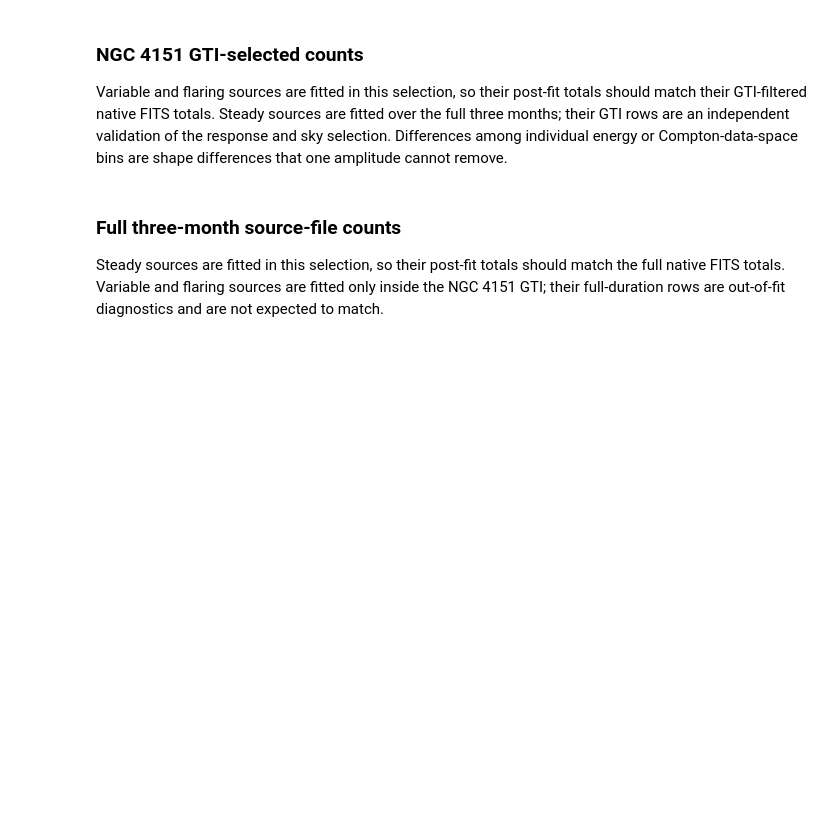
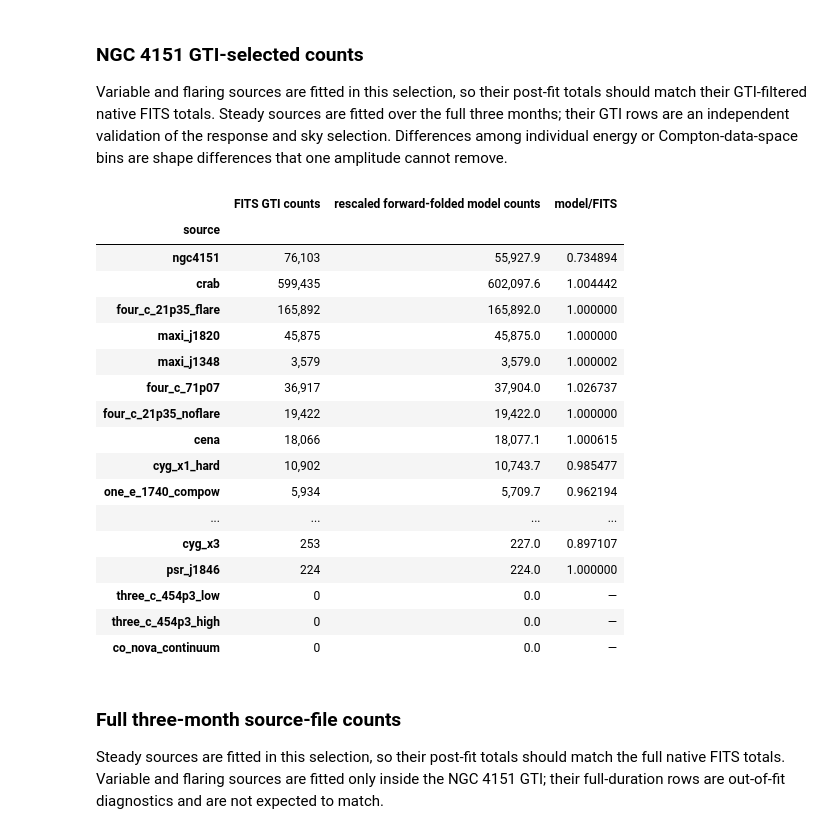
Before and after one commit to parshadkp/cosipy, a Jupyter notebook: docs/tutorials/spectral_fits/continuum_fit/AGN/Source_catalog_generator_comp_fit_norm.ipynb, the cells around one changed output. Cells and saved outputs as stored; diff of their text form; code cells hidden in the pictures; blank space fills up the shorter version.

```diff
--- a/docs/tutorials/spectral_fits/continuum_fit/AGN/Source_catalog_generator_comp_fit_norm.ipynb
+++ b/docs/tutorials/spectral_fits/continuum_fit/AGN/Source_catalog_generator_comp_fit_norm.ipynb
@@ -1573,38 +1688,50 @@ Compton-data-space bins are shape differences that one amplitude cannot remove.
 # %%
 gti_table_rows = []
 for source_name in selected_source_names:
     counts = gti_count_comparison[source_name]
     fits_total = counts["fits"].sum()
-    before_total = counts["before"].sum()
-    after_total = counts["after"].sum()
+    fitted_total = counts["fitted"].sum()
     gti_table_rows.append(
         {
             "source": source_name,
             "FITS GTI counts": int(fits_total),
-            "model before": before_total,
-            "before/FITS": (
-                before_total / fits_total if fits_total > 0 else np.nan
-            ),
-            "model after": after_total,
-            "after/FITS": (
-                after_total / fits_total if fits_total > 0 else np.nan
+            "rescaled forward-folded model counts": fitted_total,
+            "model/FITS": (
+                fitted_total / fits_total if fits_total > 0 else np.nan
             ),
         }
     )
 
 gti_counts_table = pd.DataFrame(gti_table_rows).set_index("source")
 display(
     gti_counts_table.style.format(
         {
             "FITS GTI counts": "{:,.0f}",
-            "model before": "{:,.1f}",
-            "before/FITS": "{:.3f}",
-            "model after": "{:,.1f}",
-            "after/FITS": "{:.6f}",
+            "rescaled forward-folded model counts": "{:,.1f}",
+            "model/FITS": "{:.6f}",
         },
         na_rep="—",
     )
 )
+# %% [output]
+|  | FITS GTI counts | rescaled forward-folded model counts | model/FITS |
+| source |  |  |  |
+| ngc4151 | 76,103 | 55,927.9 | 0.734894 |
+| crab | 599,435 | 602,097.6 | 1.004442 |
+| four_c_21p35_flare | 165,892 | 165,892.0 | 1.000000 |
+| maxi_j1820 | 45,875 | 45,875.0 | 1.000000 |
+| maxi_j1348 | 3,579 | 3,579.0 | 1.000002 |
+| four_c_71p07 | 36,917 | 37,904.0 | 1.026737 |
+| four_c_21p35_noflare | 19,422 | 19,422.0 | 1.000000 |
+| cena | 18,066 | 18,077.1 | 1.000615 |
+| cyg_x1_hard | 10,902 | 10,743.7 | 0.985477 |
+| one_e_1740_compow | 5,934 | 5,709.7 | 0.962194 |
+| ... | ... | ... | ... |
+| cyg_x3 | 253 | 227.0 | 0.897107 |
+| psr_j1846 | 224 | 224.0 | 1.000000 |
+| three_c_454p3_low | 0 | 0.0 | — |
+| three_c_454p3_high | 0 | 0.0 | — |
+| co_nova_continuum | 0 | 0.0 | — |
 # %% [markdown]
 ### Full three-month source-file counts
 
```
Also changed, not shown: parts of 12 cells of this notebook, 26 other files.
